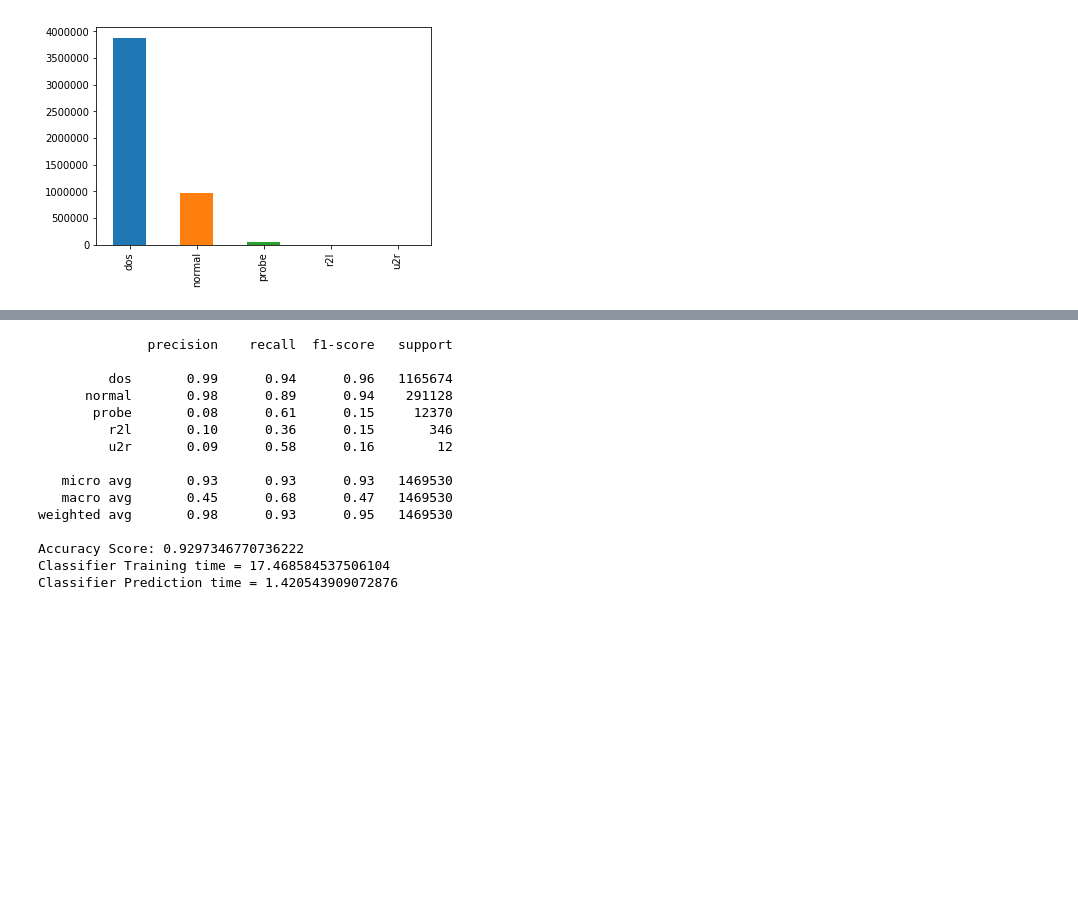
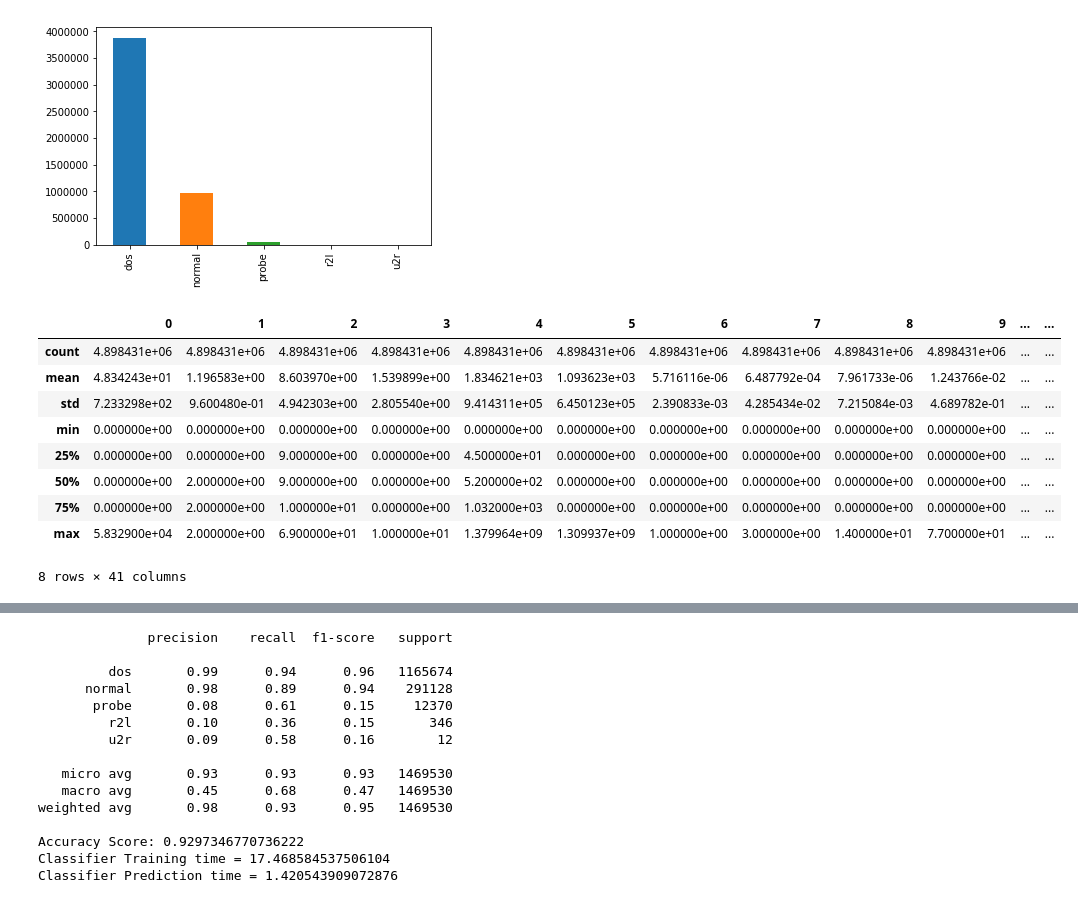
Before and after one commit to dtangster/cmpe255-project, a Jupyter notebook: Data_Exploration.ipynb, the cells around one changed output, grey strips where cells are left out. Drawn from its saved outputs; the diff is of its cells as text; code cells hidden in the pictures; blank space fills up the shorter version.

```diff
--- a/Data_Exploration.ipynb
+++ b/Data_Exploration.ipynb
@@ -504,3 +504,17 @@ Name: 41, dtype: int64
 # %%
 #train_data_2[41] = train_data_2[41].map(attack_category_encoding())
 #train_data_2[41].value_counts().plot(kind='bar')
+# %%
+'''Describe Data using Panda Describe for 100%'''
+train_data_2.describe()
+# %% [output]
+|  | 0 | 1 | 2 | 3 | 4 | 5 | 6 | 7 | 8 | 9 | ... | ... |
+| count | 4.898431e+06 | 4.898431e+06 | 4.898431e+06 | 4.898431e+06 | 4.898431e+06 | 4.898431e+06 | 4.898431e+06 | 4.898431e+06 | 4.898431e+06 | 4.898431e+06 | ... | ... |
+| mean | 4.834243e+01 | 1.196583e+00 | 8.603970e+00 | 1.539899e+00 | 1.834621e+03 | 1.093623e+03 | 5.716116e-06 | 6.487792e-04 | 7.961733e-06 | 1.243766e-02 | ... | ... |
+| std | 7.233298e+02 | 9.600480e-01 | 4.942303e+00 | 2.805540e+00 | 9.414311e+05 | 6.450123e+05 | 2.390833e-03 | 4.285434e-02 | 7.215084e-03 | 4.689782e-01 | ... | ... |
+| min | 0.000000e+00 | 0.000000e+00 | 0.000000e+00 | 0.000000e+00 | 0.000000e+00 | 0.000000e+00 | 0.000000e+00 | 0.000000e+00 | 0.000000e+00 | 0.000000e+00 | ... | ... |
+| 25% | 0.000000e+00 | 0.000000e+00 | 9.000000e+00 | 0.000000e+00 | 4.500000e+01 | 0.000000e+00 | 0.000000e+00 | 0.000000e+00 | 0.000000e+00 | 0.000000e+00 | ... | ... |
+| 50% | 0.000000e+00 | 2.000000e+00 | 9.000000e+00 | 0.000000e+00 | 5.200000e+02 | 0.000000e+00 | 0.000000e+00 | 0.000000e+00 | 0.000000e+00 | 0.000000e+00 | ... | ... |
+| 75% | 0.000000e+00 | 2.000000e+00 | 1.000000e+01 | 0.000000e+00 | 1.032000e+03 | 0.000000e+00 | 0.000000e+00 | 0.000000e+00 | 0.000000e+00 | 0.000000e+00 | ... | ... |
+| max | 5.832900e+04 | 2.000000e+00 | 6.900000e+01 | 1.000000e+01 | 1.379964e+09 | 1.309937e+09 | 1.000000e+00 | 3.000000e+00 | 1.400000e+01 | 7.700000e+01 | ... | ... |
+8 rows × 41 columns
```
Also changed, not shown: parts of 1 cell of this notebook.
